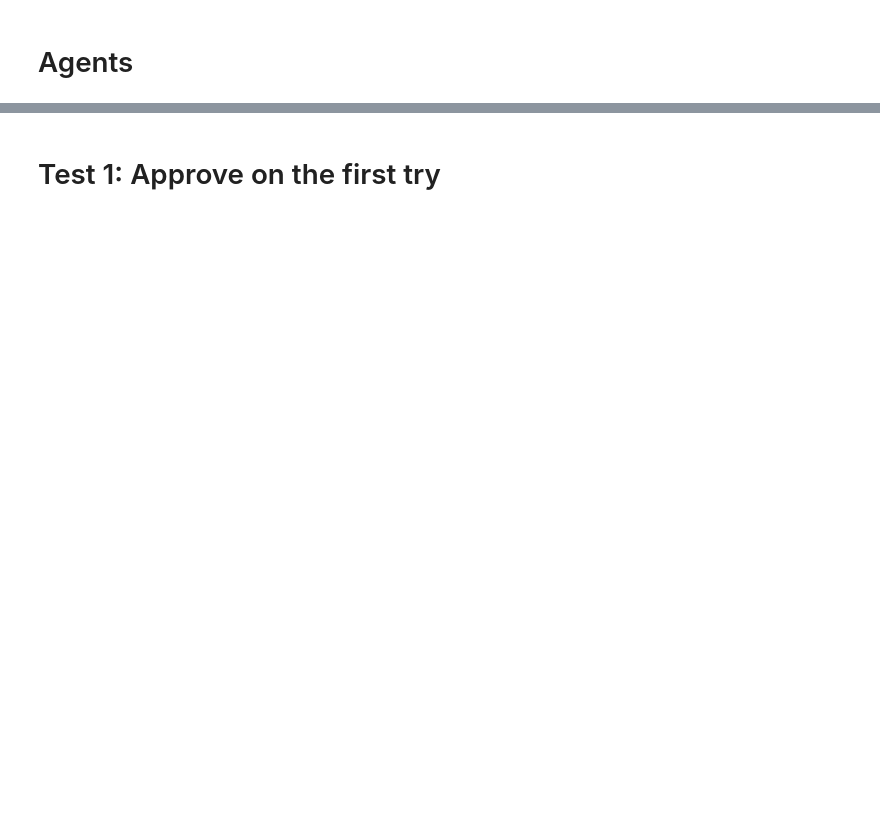
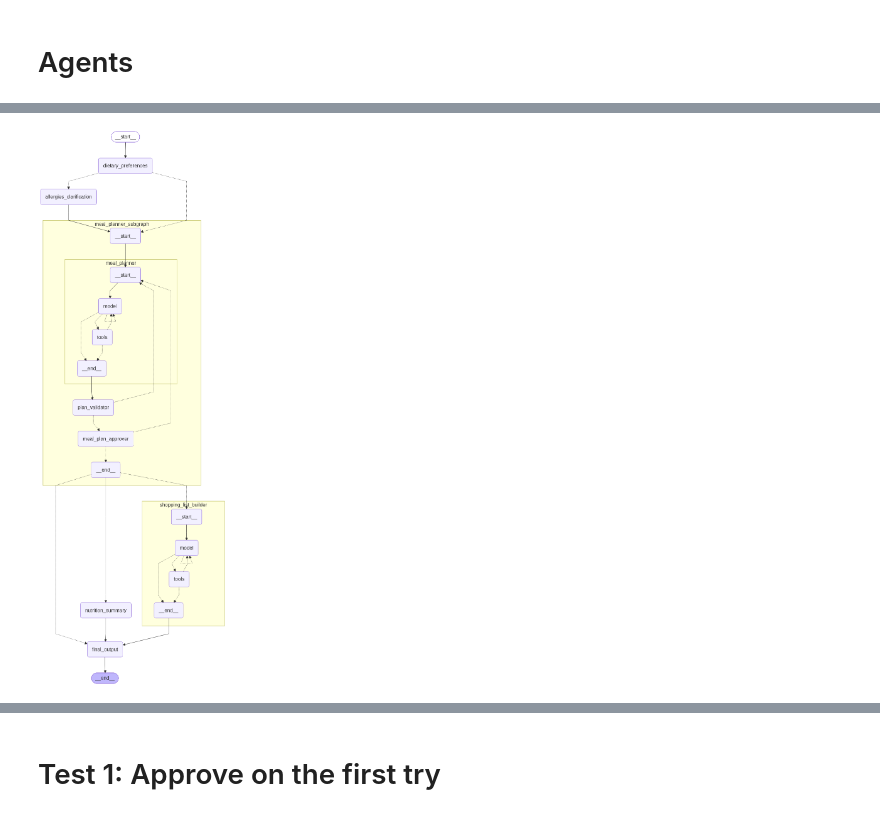
Before and after one commit to hsultova/Softuni-AI-Agents-Workflows, a Jupyter notebook: exam/exam_multi_agent_system.ipynb, the cells around one changed output, grey strips where cells are left out. Saved outputs shown, nothing was run; the diff lists cells and outputs as text; code cells hidden in the pictures; blank space fills up the shorter version.

```diff
--- a/exam/exam_multi_agent_system.ipynb
+++ b/exam/exam_multi_agent_system.ipynb
@@ -530,0 +598,17 @@ shopping_list_agent = create_agent(
+# %%
+MAX_REVISIONS = 3
+MAX_VALIDATION_ATTEMPTS = 2
+
+def as_model(value, model):
+  if value is None or isinstance(value, model):
+    return value
+  try:
+    return model.model_validate(value)
+  except Exception:
+    return None
+
+def meal_names(plan) -> list[str]:
+  plan = as_model(plan, MealPlan)
+  if plan is None:
+    return []
+  return [m.recipe_name for d in plan.days for m in d.meals]
@@ -531,3 +895,33 @@ shopping_list_agent = create_agent(
 # %%
 checkpointer = InMemorySaver()
 store = InMemoryStore()
+# %%
+# Building the main graph
+main_graph_builder = StateGraph(MealAssistantState)
+main_graph_builder.add_node("dietary_preferences", parse_dietary_preferences)
+main_graph_builder.add_node("allergies_clarification", clarify_allergies)
+main_graph_builder.add_node("meal_planner_subgraph", meal_planner_subgraph)
+main_graph_builder.add_node("shopping_list_builder", build_shopping_list)
+main_graph_builder.add_node("nutrition_summary", summarise_nutrition)
+main_graph_builder.add_node("final_output", finalize_output)
+
+main_graph_builder.add_edge(START, "dietary_preferences")
+main_graph_builder.add_conditional_edges(
+    "dietary_preferences",
+    route_after_preferences,
+    ["allergies_clarification", "meal_planner_subgraph"])
+main_graph_builder.add_edge("allergies_clarification", "meal_planner_subgraph")
+main_graph_builder.add_conditional_edges(
+  "meal_planner_subgraph",
+  route_after_meal_planning,
+  ["shopping_list_builder", "nutrition_summary", "final_output"])
+main_graph_builder.add_edge("nutrition_summary", "final_output")
+main_graph_builder.add_edge("shopping_list_builder", "final_output")
+main_graph_builder.add_edge("final_output", END)
+
+main_graph = main_graph_builder.compile(checkpointer=checkpointer,
+    store = store)
+# %%
+display(Image(data=main_graph.get_graph(xray=True).draw_mermaid_png(), format="png"))
+# %% [output]
+[figure, added]
```
Also changed, not shown: parts of 65 cells of this notebook.
